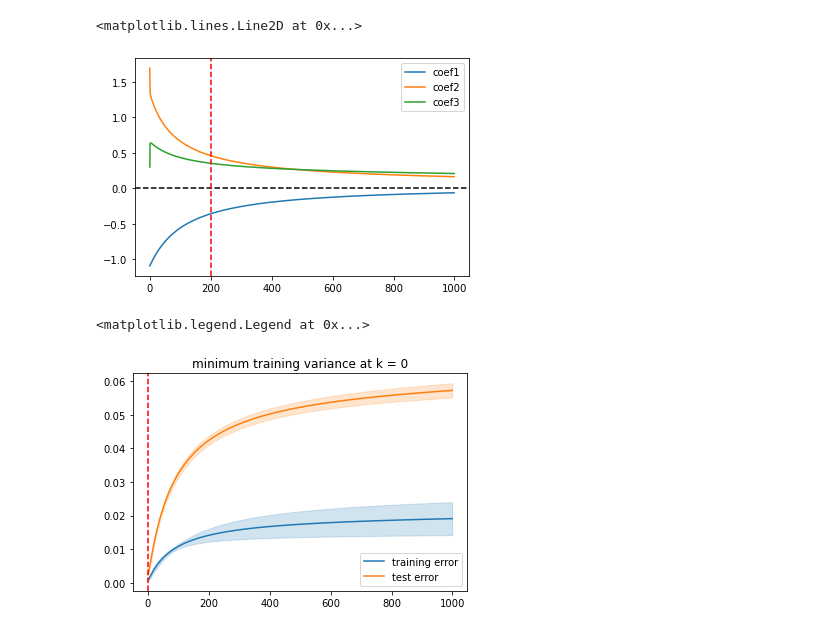
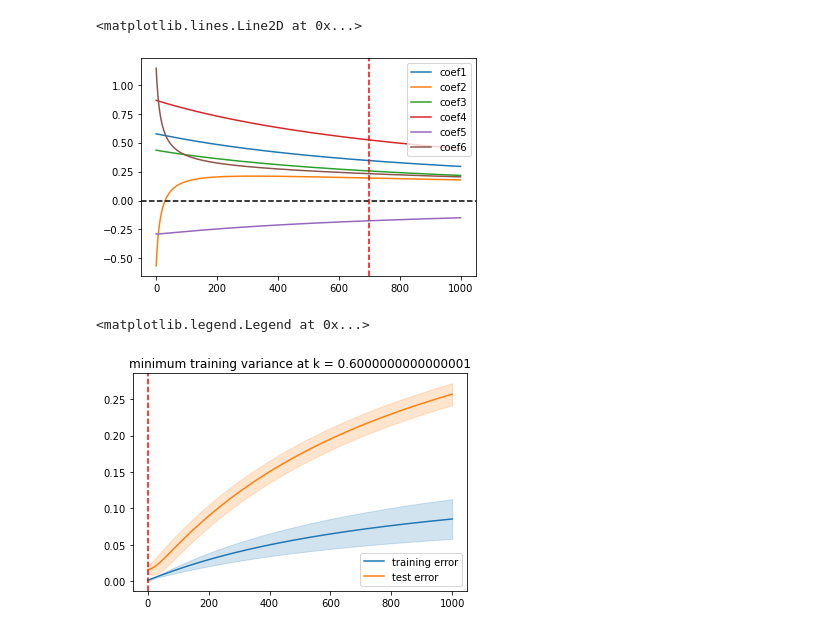
Before and after one commit to pablosuau/training, a Jupyter notebook: machine_learning/04_regression/01_ridge_regression/01_toy_examples.ipynb, the cells around one changed output. Cells and saved outputs as stored; diff of their text form; code cells hidden in the pictures.

```diff
--- a/machine_learning/04_regression/01_ridge_regression/01_toy_examples.ipynb
+++ b/machine_learning/04_regression/01_ridge_regression/01_toy_examples.ipynb
@@ -19,16 +16,17 @@ We will be using a 3D example
 def generate_dataset(correlated = True):
     # Create a sample with three independent variables, two of them highly correlated
     # The first column in X corresponds to the intercept coefficient
-    X = np.random.rand(SAMPLES, 2)
+    X = np.random.normal(SAMPLES, len(COEF) - 2)
     if correlated:
-        X = np.hstack((X, X[:, 1][:, np.newaxis] + NOISE * np.random.randn(SAMPLES, 1) + NOISE * 100))
+        X = np.hstack((X, X[:, 1][:, np.newaxis] + NOISE * np.random.randn(SAMPLES, 1)))
     else:
         X = np.hstack((X, np.random.rand(SAMPLES, 1)))
     X = np.hstack((np.ones((SAMPLES, 1)), X))
     # Calculating the value of the dependent variable before adding noise
-    y = np.dot(X, COEF)
+    y = np.matmul(X, COEF)
     # Adding some normal random noise
-    X[:, 1:] = X[:, 1:] + NOISE * np.random.randn(SAMPLES, 3)
+    #X[:, 1:] = X[:, 1:] + NOISE * np.random.randn(SAMPLES, len(COEF) - 1)
+    y = y + NOISE * np.random.randn(SAMPLES)
 
     return (X, y)
 (X, y) = generate_dataset()
@@ -90,7 +108,11 @@ Coef. standard deviation: [0.00429073 0.00417305 0.00337375 0.00402616]
 # %%
 # Ridge regression implementation
 def ridge_regression(k, X, y):
-    return np.dot(y, np.dot(X, np.linalg.inv(np.dot(X.T, X) + k * np.identity(X.shape[1]))))
+    # Standardising the independent variables
+    X_s = np.copy(X)
+    X_s[:, 1:] = (X_s[:, 1:] - np.mean(X_s[:, 1:], axis=0)) / np.std(X_s[:, 1:])
+
+    return np.matmul(np.matmul(np.linalg.inv(np.matmul(X_s.T, X_s) + k * np.identity(X_s.shape[1])), X_s.T), y)
 # %%
 def data_folds(X, k = 10):
     fold_size = int(len(X) / k)
@@ -100,6 +125,9 @@ def data_folds(X, k = 10):
 # %%
 # Selecting k with a ridge trace
-trace = pd.DataFrame(index = K, columns = ['coef0', 'coef1', 'coef2', 'coef3'])
+columns = []
+for i in range(len(COEF)):
+    columns.append('coef' + str(i))
+trace = pd.DataFrame(index = K, columns = columns)
 for k in K:
     trace.loc[k] = ridge_regression(k, X, y)
 
@@ -108,10 +136,10 @@ for i in range(1, X.shape[1]):
     ax.plot(trace['coef' + str(i)])
 plt.axhline(y=0, color='k', linestyle='--')
 ax.legend(trace.columns[1:])
-ax.axvline(x = 200, color = 'r', linestyle = '--')
+ax.axvline(x = 700, color = 'r', linestyle = '--')
 # %% [output]
 <matplotlib.lines.Line2D at 0x...>
-[figure, old version]
+[figure, new version]
 # %%
 # Selecting k with close validation
 folds = data_folds(X)
@@ -130,8 +158,13 @@ for k in K:
         y_train = y[indexes]
 
         coef = ridge_regression(k, x_train, y_train)
-        rmse_train.append(np.power(np.sum(np.power(y_train - np.dot(np.array(coef), x_train.T), 2)), 0.5) / x_train.shape[0])
-        rmse_test.append(np.power(np.sum(np.power(y_test - np.dot(np.array(coef), x_test.T), 2)), 0.5) / x_test.shape[0])
+        x_train_s = np.copy(x_train)
+        x_train_s[:, 1:] = (x_train_s[:, 1:] - np.mean(x_train_s[:, 1:], axis=0)) / np.std(x_train_s[:, 1:])
+        x_test_s = np.copy(x_test)
+        x_test_s[:, 1:] = (x_test_s[:, 1:] - np.mean(x_test_s[:, 1:], axis=0)) / np.std(x_test_s[:, 1:])
+
+        rmse_train.append(np.power(np.sum(np.power(y_train - np.dot(np.array(coef), x_train_s.T), 2)), 0.5) / x_train_s.shape[0])
+        rmse_test.append(np.power(np.sum(np.power(y_test - np.dot(np.array(coef), x_test_s.T), 2)), 0.5) / x_test_s.shape[0])
     rmse_train_mean.append(np.mean(rmse_train))
     rmse_train_std.append(np.std(rmse_train))
     rmse_test_mean.append(np.mean(rmse_test))
@@ -143,18 +176,17 @@ rmse_test_mean = np.array(rmse_test_mean)
 rmse_test_std = np.array(rmse_test_std)
 # %%
 # Using the value of K that minimises variability for the training data
-# The minimum error is at K=0
 # Multiplying training variance times 100 to make it more visible
 fig, ax = plt.subplots()
-ax.plot(rmse_train_mean, color = 'C0')
-ax.plot(rmse_test_mean, color = 'C1')
+ax.plot(K, rmse_train_mean, color = 'C0')
+ax.plot(K, rmse_test_mean, color = 'C1')
 ax.fill_between(K, rmse_train_mean - rmse_train_std * 100, rmse_train_mean + rmse_train_std * 100, color = 'C0', alpha = 0.2)
 ax.fill_between(K, rmse_test_mean - rmse_test_std, rmse_test_mean + rmse_test_std, color = 'C1', alpha = 0.2)
-min_error = np.argmin(rmse_train_std)
+min_error = K[np.argmin(rmse_test_mean)]
 ax.axvline(x = min_error, color = 'r', linestyle = '--')
 ax.set_title('minimum training variance at k = ' + str(min_error))
 ax.legend(['training error', 'test error'])
 # %% [output]
 <matplotlib.legend.Legend at 0x...>
-[figure, old version]
+[figure, new version]
 # %%
```
Also changed, not shown: parts of 7 cells of this notebook.
